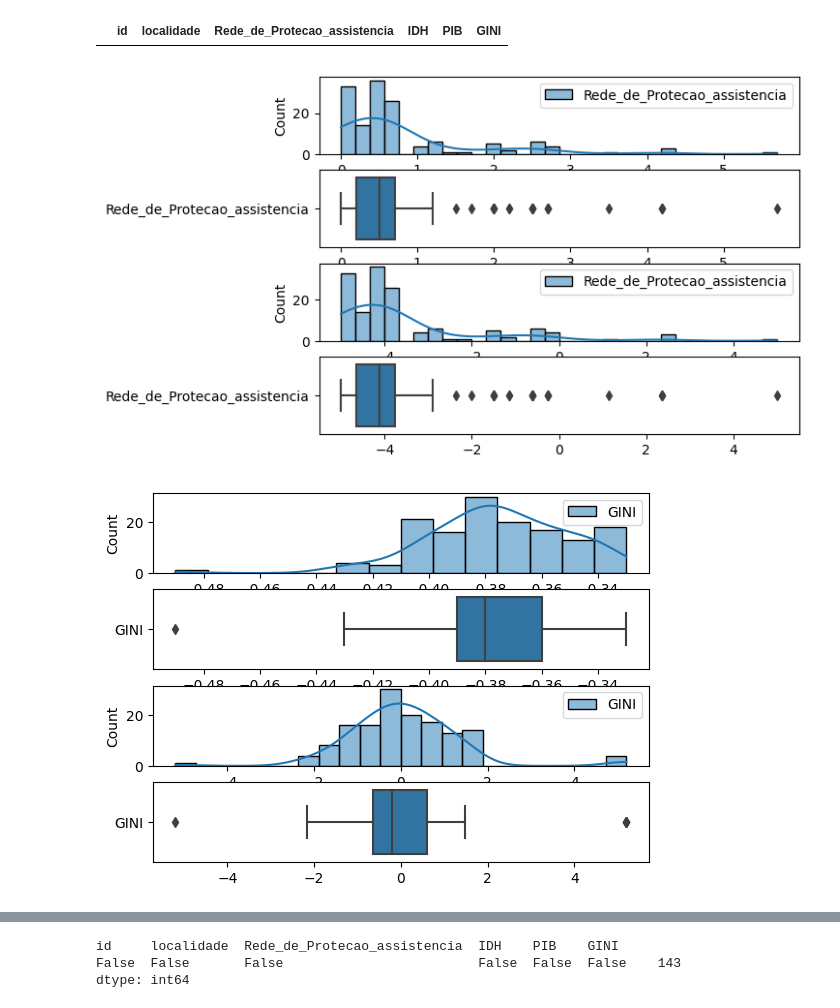
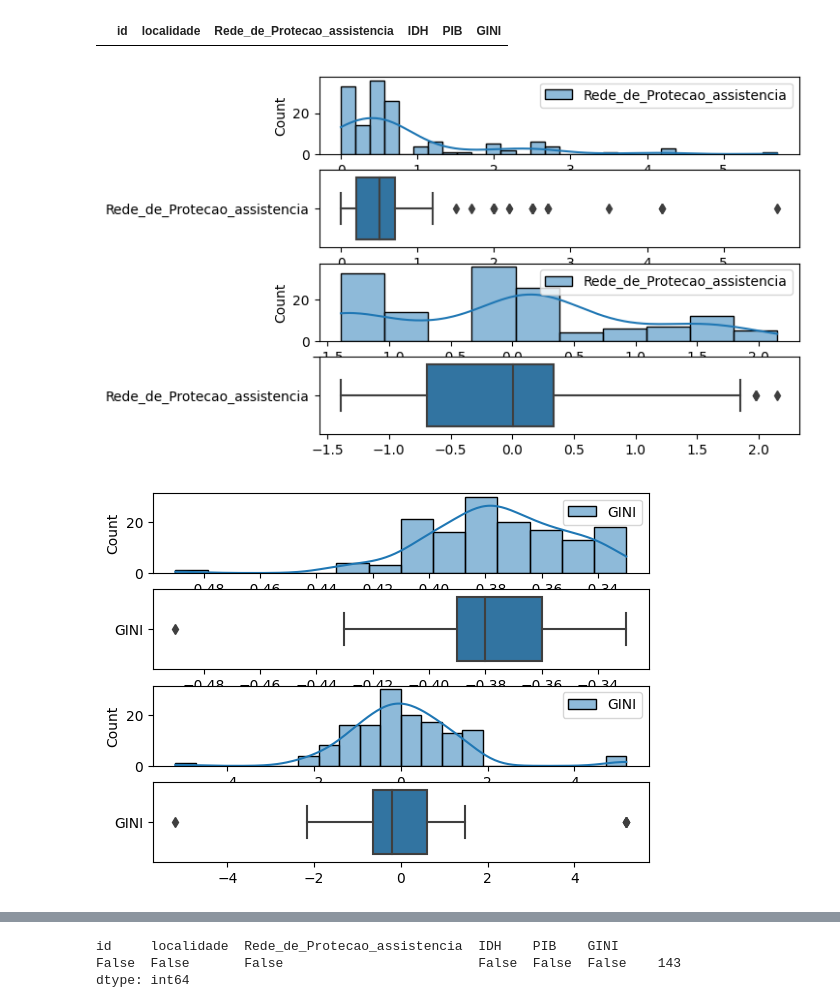
Before and after one commit to jlucioDev/woman_victims_v2, a Jupyter notebook: main.ipynb, the cells around one changed output, grey strips where cells are left out. Saved outputs shown, nothing was run; the diff lists cells and outputs as text; code cells hidden in the pictures.

```diff
--- a/main.ipynb
+++ b/main.ipynb
@@ -207,12 +207,12 @@ import numpy as np
 rng = np.random.RandomState(10)
 
 scaler1 = preprocessing.MinMaxScaler(feature_range=(-5,5))
-scaler2 = preprocessing.QuantileTransformer(n_quantiles=100, output_distribution="normal", random_state=12, copy=True)
+scaler2 = preprocessing.QuantileTransformer(n_quantiles=100, output_distribution="normal", random_state=48, copy=True)
 scaler3 = preprocessing.PowerTransformer(method="yeo-johnson")
 # transform training data & save lambda value
 
 
-d1 = scaler1.fit_transform(df_munic.iloc[:,2:3])
+d1 = scaler3.fit_transform(df_munic.iloc[:,2:3])
 d2 = scaler2.fit_transform(df_munic.iloc[:,3:4])
 d3 = scaler2.fit_transform(df_munic.iloc[:,4:5])
 d4 = scaler2.fit_transform(df_munic.iloc[:,5:6])
@@ -229,34 +229,34 @@ for i in ds:
     cont += 1
 
 scaled_df = pd.concat([df_munic.iloc[:,:2], scaled_df], axis=1)
 #scaled_df
 
 import matplotlib.pyplot as plt
 import seaborn as sns
 
 splot = scaled_df.iloc[:,2:3]
 dplot = df_munic.iloc[:,2:3]
 
 fig, (ax1, ax2, ax3, ax4) = plt.subplots(4)
 sns.histplot(dplot, kde=True, ax=ax1)
 sns.boxplot(dplot, orient="h", ax=ax2)
 sns.histplot(splot, kde=True, ax=ax3)
 sns.boxplot(splot, orient="h", ax=ax4)
 #plt.xlim(-1, 1)
 plt.show()
 
 splot = scaled_df.iloc[:,5:6]
 dplot = df_munic.iloc[:,5:6]
 
 fig, (ax1, ax2, ax3, ax4) = plt.subplots(4)
 sns.histplot(dplot, kde=True, ax=ax1)
 sns.boxplot(dplot, orient="h", ax=ax2)
 sns.histplot(splot, kde=True, ax=ax3)
 sns.boxplot(splot, orient="h", ax=ax4)
 #plt.xlim(-1, 1)
 plt.show()
 # %% [output]
-[figure, old version]
+[figure, new version]
 [figure]
 # %%
 import matplotlib.pyplot as plt
```
Also changed, not shown: parts of 18 cells of this notebook.
